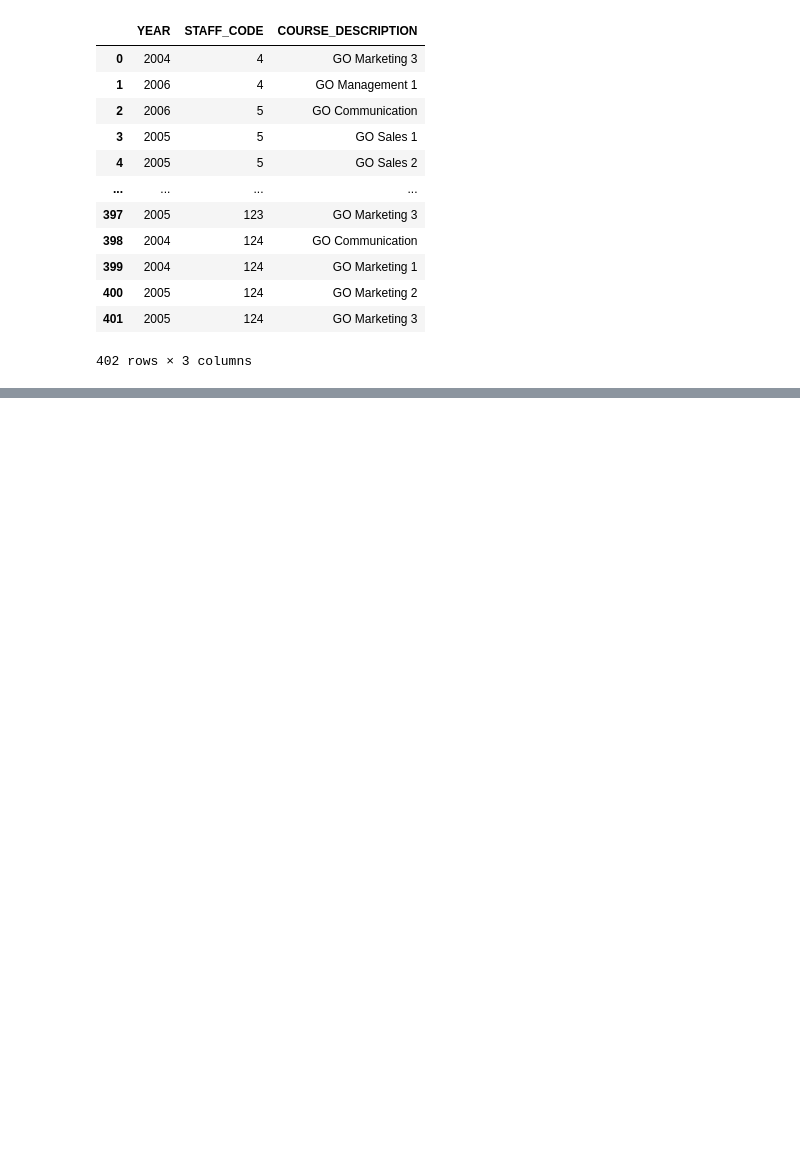
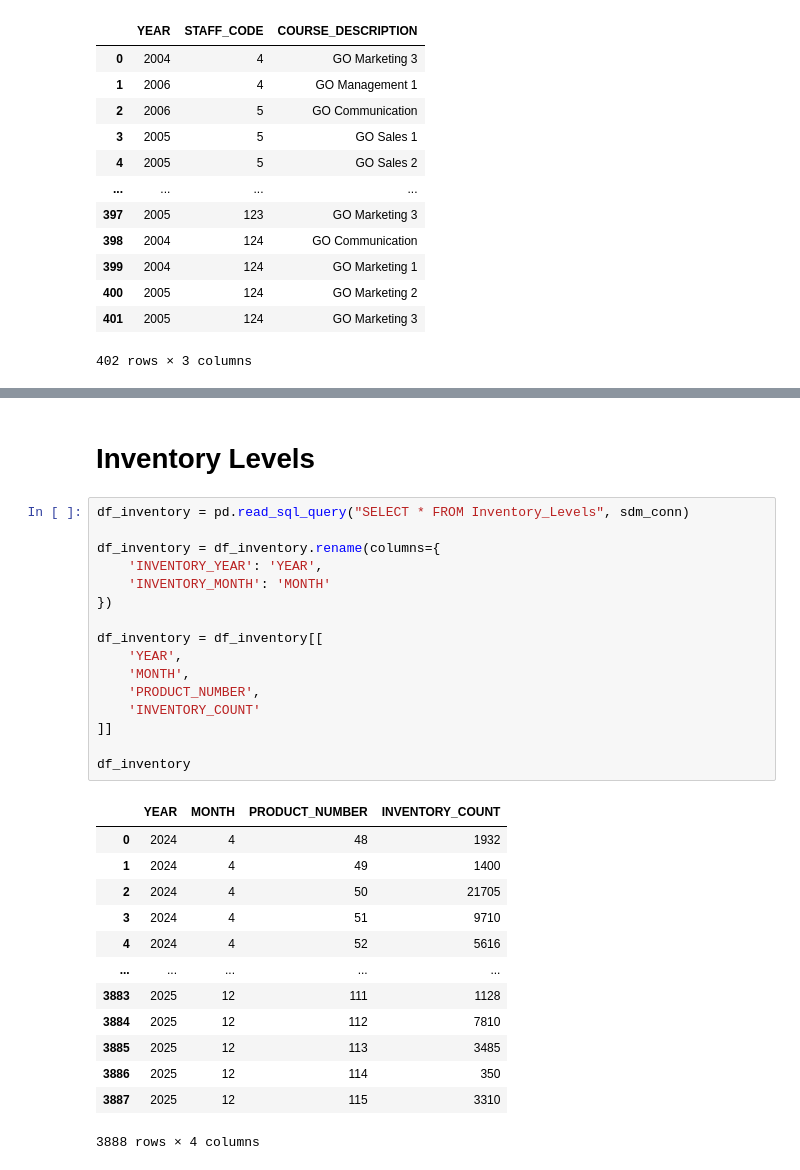
Before and after one commit to SebEmmen/GreatOutdoors, a Jupyter notebook: Warehouse.ipynb, the cells around one changed output, grey strips where cells are left out. Saved outputs shown, nothing was run; the diff lists cells and outputs as text; blank space fills up the shorter version.

```diff
--- a/Warehouse.ipynb
+++ b/Warehouse.ipynb
@@ -1577,0 +1704,32 @@ finally:
+# %% [markdown]
+# Inventory Levels
+# %%
+df_inventory = pd.read_sql_query("SELECT * FROM Inventory_Levels", sdm_conn)
+
+df_inventory = df_inventory.rename(columns={
+    'INVENTORY_YEAR': 'YEAR',
+    'INVENTORY_MONTH': 'MONTH'
+})
+
+df_inventory = df_inventory[[
+    'YEAR',
+    'MONTH',
+    'PRODUCT_NUMBER',
+    'INVENTORY_COUNT'
+]]
+
+df_inventory
+# %% [output]
+|  | YEAR | MONTH | PRODUCT_NUMBER | INVENTORY_COUNT |
+| 0 | 2024 | 4 | 48 | 1932 |
+| 1 | 2024 | 4 | 49 | 1400 |
+| 2 | 2024 | 4 | 50 | 21705 |
+| 3 | 2024 | 4 | 51 | 9710 |
+| 4 | 2024 | 4 | 52 | 5616 |
+| ... | ... | ... | ... | ... |
+| 3883 | 2025 | 12 | 111 | 1128 |
+| 3884 | 2025 | 12 | 112 | 7810 |
+| 3885 | 2025 | 12 | 113 | 3485 |
+| 3886 | 2025 | 12 | 114 | 350 |
+| 3887 | 2025 | 12 | 115 | 3310 |
+3888 rows × 4 columns
```
Also changed, not shown: parts of 22 cells of this notebook, 4 other files.
